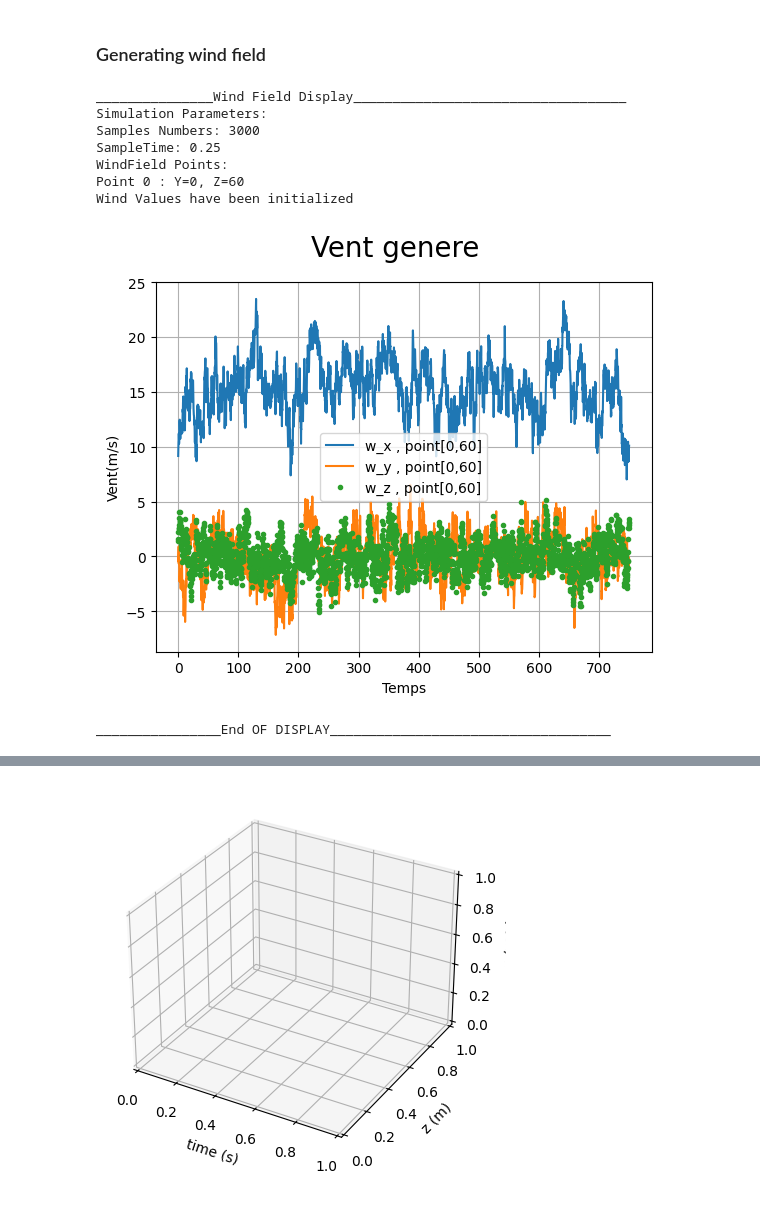
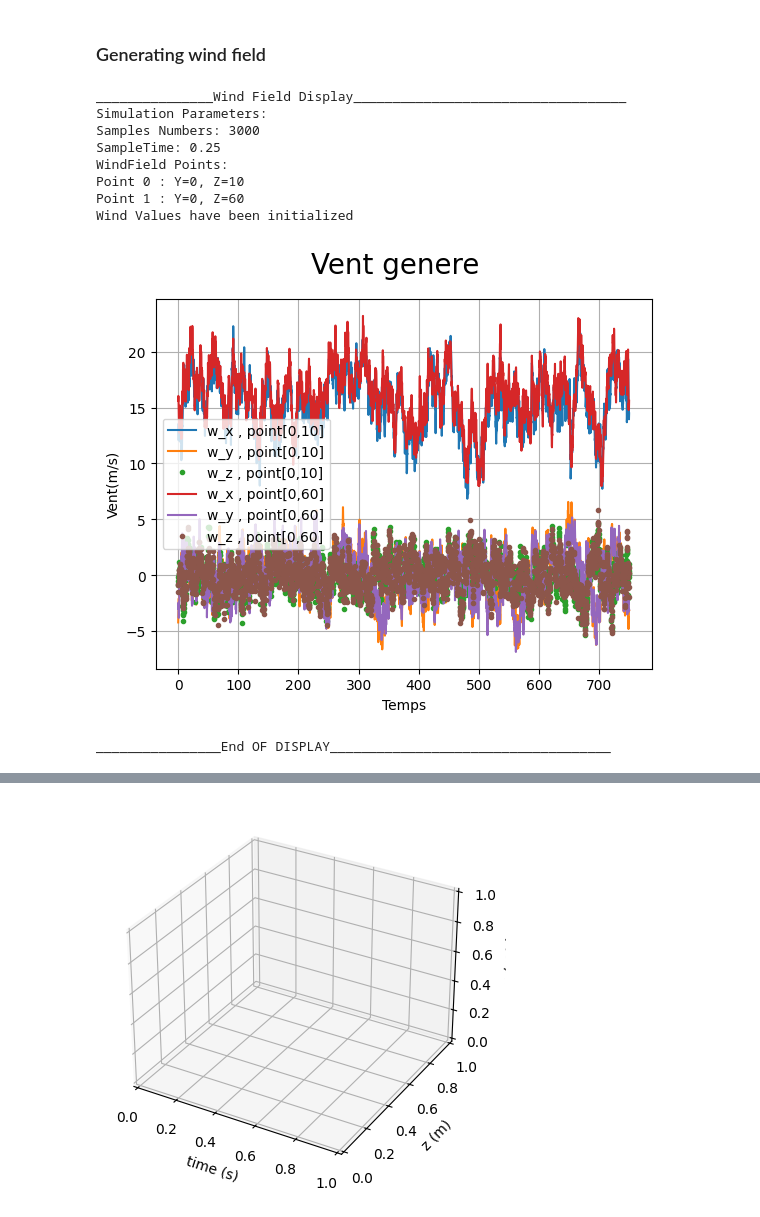
Before and after one commit to zwergon/yawisi, a Jupyter notebook: notebooks/vertical_mast.ipynb, the cells around one changed output, grey strips where cells are left out. Drawn from its saved outputs; the diff is of its cells as text; code cells hidden in the pictures.

```diff
--- a/notebooks/vertical_mast.ipynb
+++ b/notebooks/vertical_mast.ipynb
@@ -48,18 +48,20 @@ wind_field.compute()
 # %%
 from yawisi.display import  display_field
 pts = [
+            (0, 10),
             (0, 60)
         ]
 wind_field.locations = Locations.create("points")
 wind_field.locations.add_points(pts)
 display_field(wind_field=wind_field)
 # %% [output]
 _______________Wind Field Display___________________________________
 Simulation Parameters:
 Samples Numbers: 3000
 SampleTime: 0.25
 WindField Points:
-Point 0 : Y=0, Z=60
+Point 0 : Y=0, Z=10
+Point 1 : Y=0, Z=60
 Wind Values have been initialized
-[figure, old version]
+[figure, new version]
 ________________End OF DISPLAY____________________________________
```
Also changed, not shown: parts of 18 cells of this notebook.
